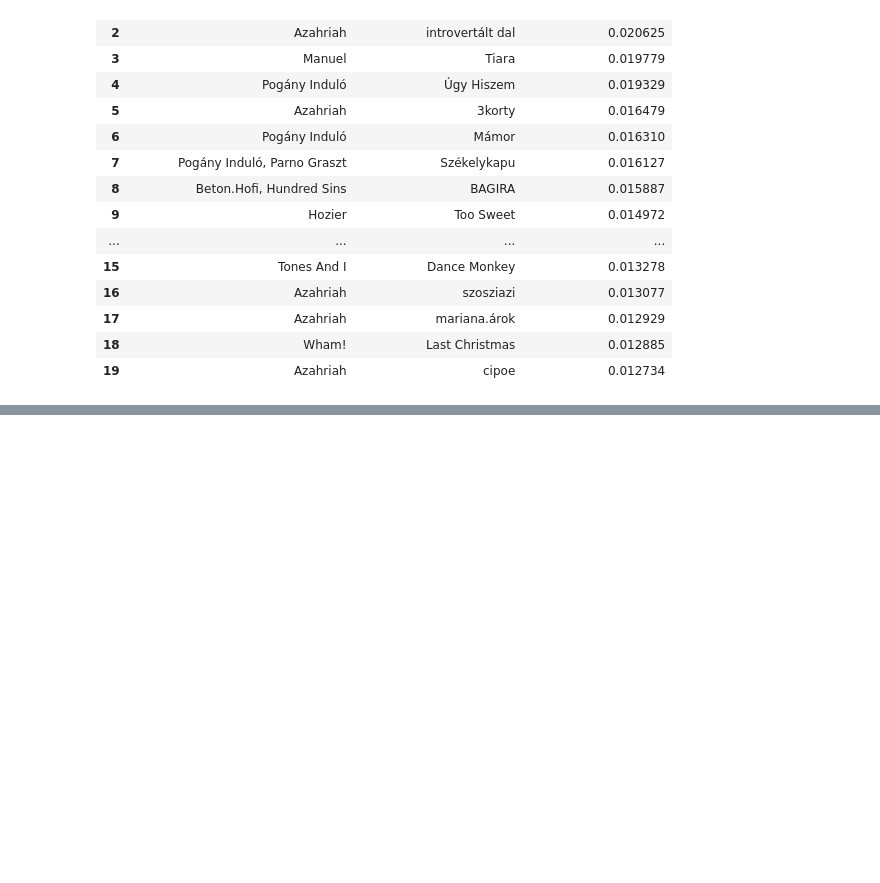
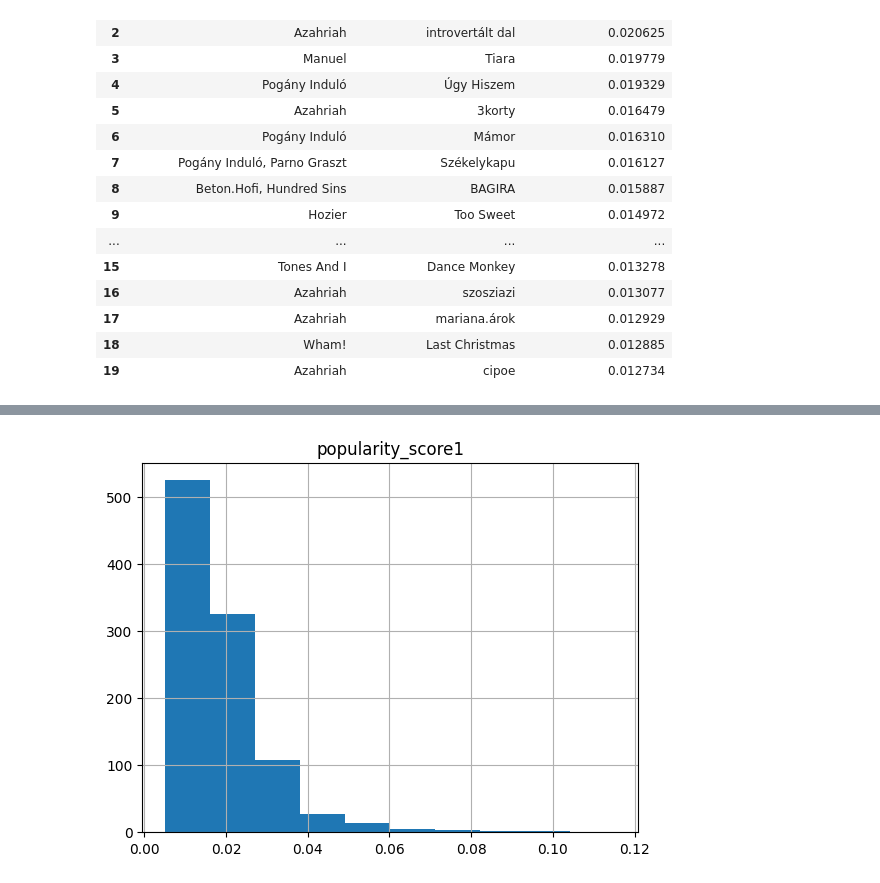
Before and after one commit to feketeLev/music_prediction_project, a Jupyter notebook: Popularity.ipynb, the cells around one changed output, grey strips where cells are left out. Cells and saved outputs as stored; diff of their text form; code cells hidden in the pictures; blank space fills up the shorter version.

```diff
--- a/Popularity.ipynb
+++ b/Popularity.ipynb
@@ -436,0 +501,6 @@ sum(np.datetime64("2024-04-04") <= dates_np)
+# %%
+df_occurences_means["popularity_score1"].hist()
+plt.title("popularity_score1")
+plt.show()
+# %% [output]
+[figure, added]
```
Also changed, not shown: parts of 16 cells of this notebook.
